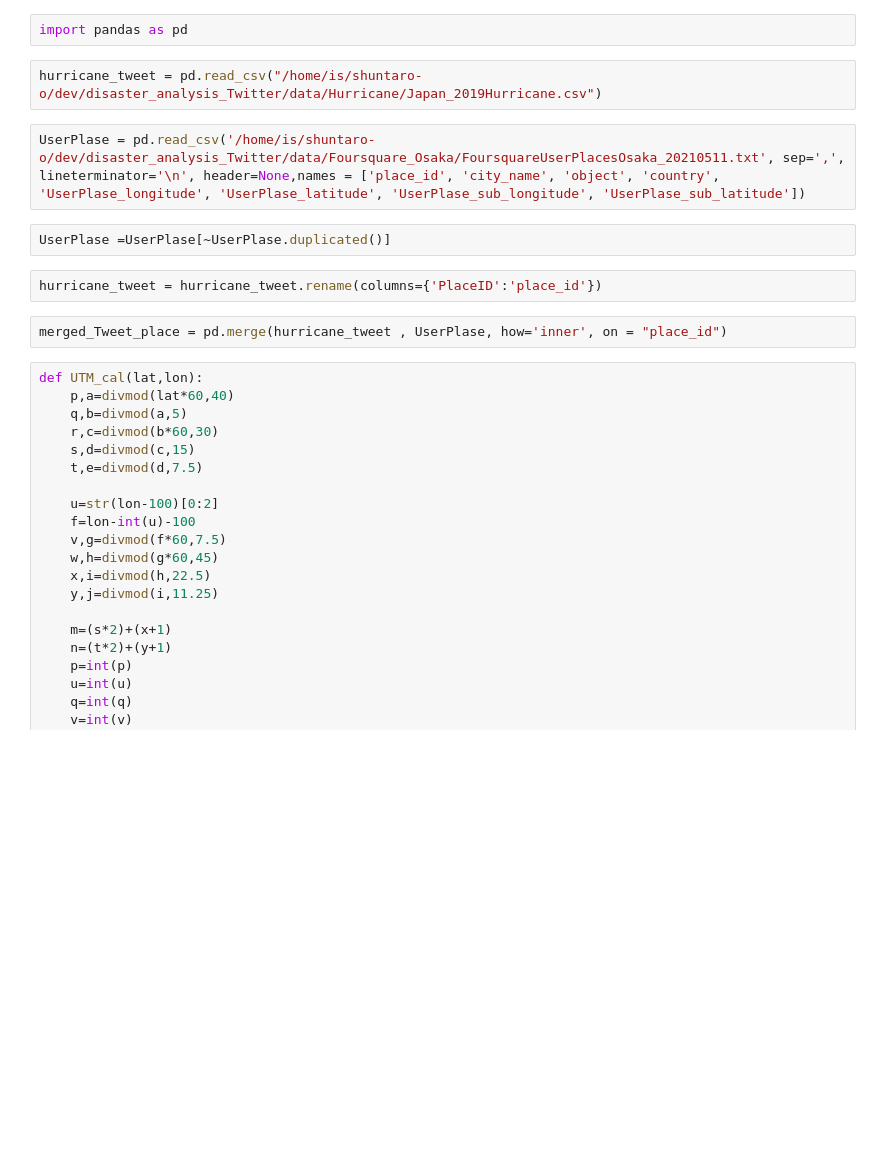
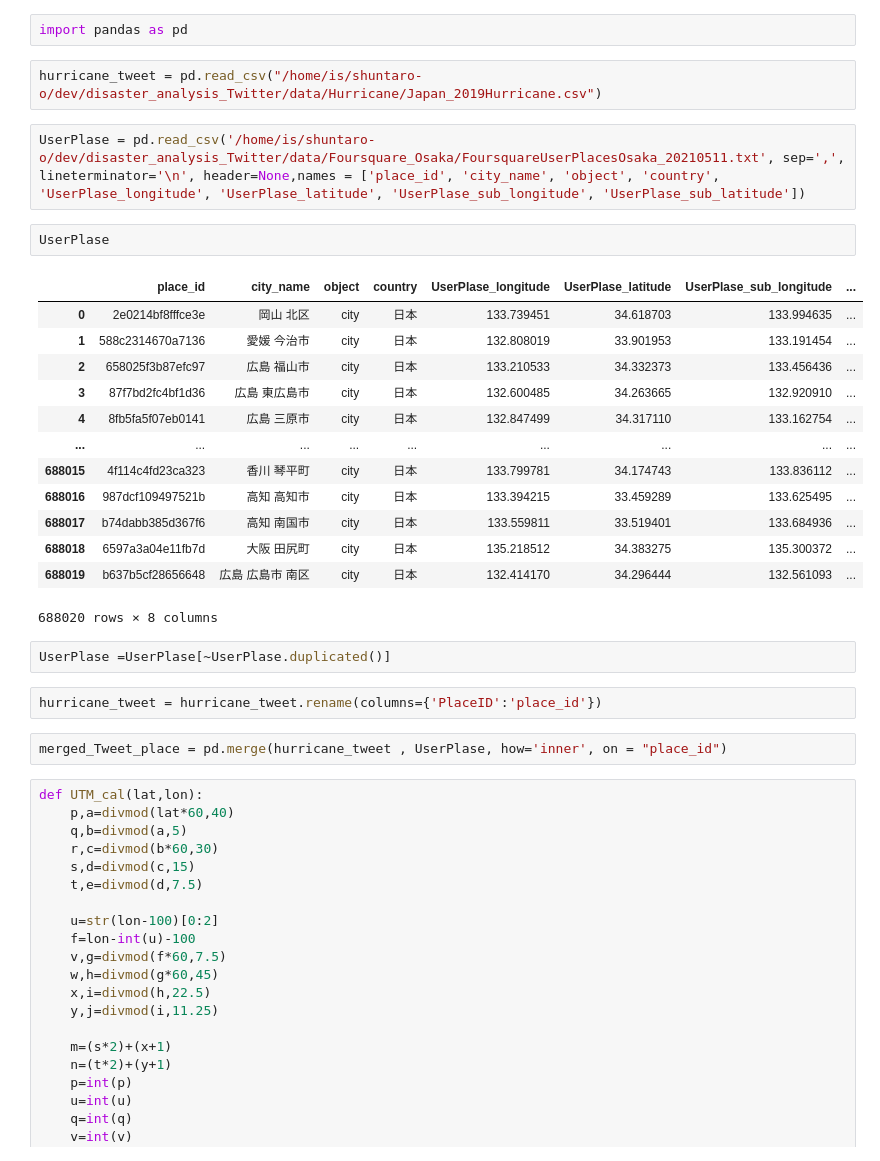
Before and after one commit to sy-zvjkqv/disaster_analysis_Twitter, a Jupyter notebook: notebooks/hurricane/data_preparation.ipynb, the cells around one changed output. Saved outputs shown, nothing was run; the diff lists cells and outputs as text; blank space fills up the shorter version.

```diff
--- a/notebooks/hurricane/data_preparation.ipynb
+++ b/notebooks/hurricane/data_preparation.ipynb
@@ -4,6 +4,22 @@ import pandas as pd
 hurricane_tweet = pd.read_csv("/home/is/shuntaro-o/dev/disaster_analysis_Twitter/data/Hurricane/Japan_2019Hurricane.csv")
 # %%
 UserPlase = pd.read_csv('/home/is/shuntaro-o/dev/disaster_analysis_Twitter/data/Foursquare_Osaka/FoursquareUserPlacesOsaka_20210511.txt', sep=',', lineterminator='\n', header=None,names = ['place_id', 'city_name', 'object', 'country', 'UserPlase_longitude', 'UserPlase_latitude', 'UserPlase_sub_longitude', 'UserPlase_sub_latitude'])
+# %%
+UserPlase
+# %% [output]
+|  | place_id | city_name | object | country | UserPlase_longitude | UserPlase_latitude | UserPlase_sub_longitude | ... |
+| 0 | 2e0214bf8fffce3e | 岡山 北区 | city | 日本 | 133.739451 | 34.618703 | 133.994635 | ... |
+| 1 | 588c2314670a7136 | 愛媛 今治市 | city | 日本 | 132.808019 | 33.901953 | 133.191454 | ... |
+| 2 | 658025f3b87efc97 | 広島 福山市 | city | 日本 | 133.210533 | 34.332373 | 133.456436 | ... |
+| 3 | 87f7bd2fc4bf1d36 | 広島 東広島市 | city | 日本 | 132.600485 | 34.263665 | 132.920910 | ... |
+| 4 | 8fb5fa5f07eb0141 | 広島 三原市 | city | 日本 | 132.847499 | 34.317110 | 133.162754 | ... |
+| ... | ... | ... | ... | ... | ... | ... | ... | ... |
+| 688015 | 4f114c4fd23ca323 | 香川 琴平町 | city | 日本 | 133.799781 | 34.174743 | 133.836112 | ... |
+| 688016 | 987dcf109497521b | 高知 高知市 | city | 日本 | 133.394215 | 33.459289 | 133.625495 | ... |
+| 688017 | b74dabb385d367f6 | 高知 南国市 | city | 日本 | 133.559811 | 33.519401 | 133.684936 | ... |
+| 688018 | 6597a3a04e11fb7d | 大阪 田尻町 | city | 日本 | 135.218512 | 34.383275 | 135.300372 | ... |
+| 688019 | b637b5cf28656648 | 広島 広島市 南区 | city | 日本 | 132.414170 | 34.296444 | 132.561093 | ... |
+688020 rows × 8 columns
 # %%
 UserPlase =UserPlase[~UserPlase.duplicated()]
 # %%
```
Also changed, not shown: 2 other files.
